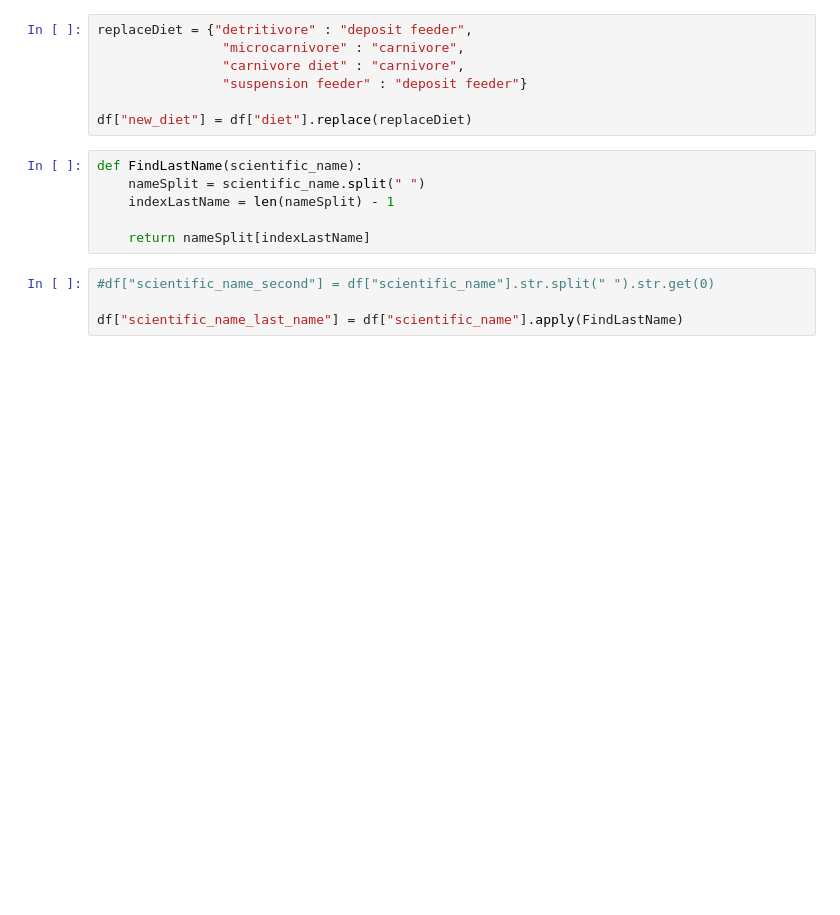
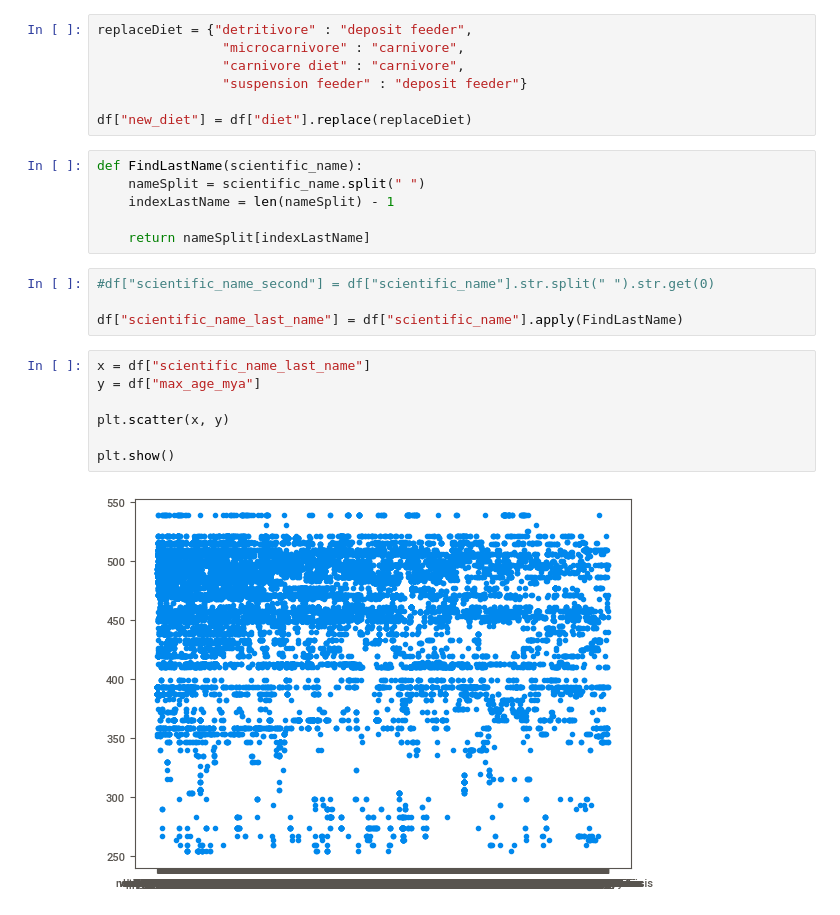
Before and after one commit to MaGNeT49/practiceML, a Jupyter notebook: test.ipynb, the cells around one changed output. Saved outputs shown, nothing was run; the diff lists cells and outputs as text; blank space fills up the shorter version.

```diff
--- a/test.ipynb
+++ b/test.ipynb
@@ -95,3 +95,12 @@ def FindLastName(scientific_name):
 #df["scientific_name_second"] = df["scientific_name"].str.split(" ").str.get(0)
 
 df["scientific_name_last_name"] = df["scientific_name"].apply(FindLastName)
+# %%
+x = df["scientific_name_last_name"]
+y = df["max_age_mya"]
+
+plt.scatter(x, y)
+
+plt.show()
+# %% [output]
+[figure, added]
```
Also changed, not shown: parts of 1 cell of this notebook, 3 other files.
